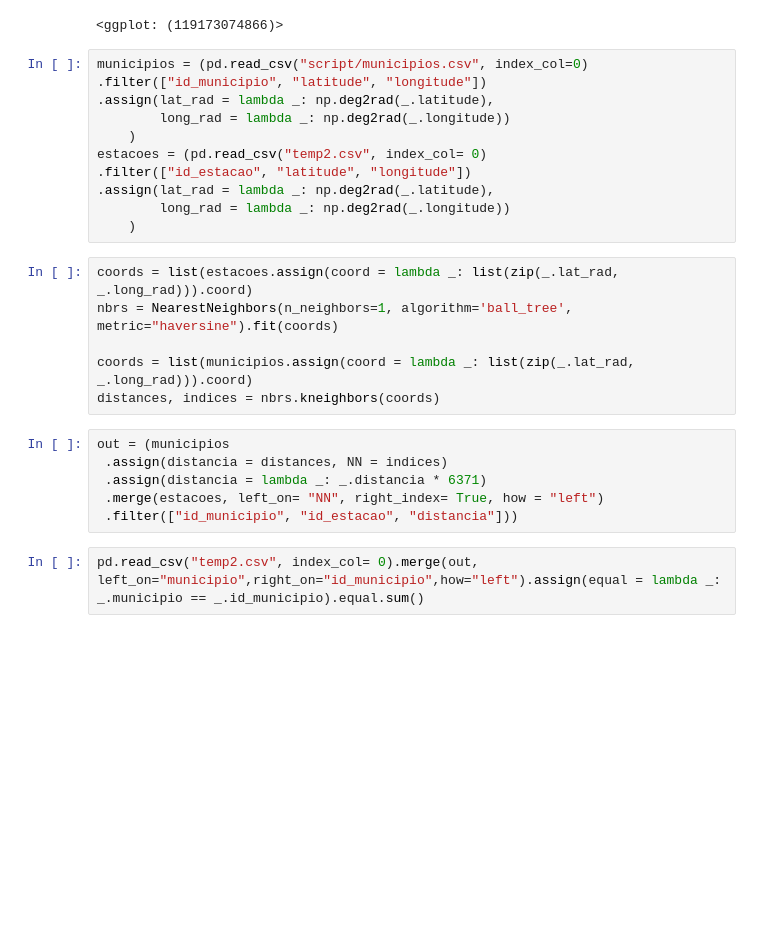
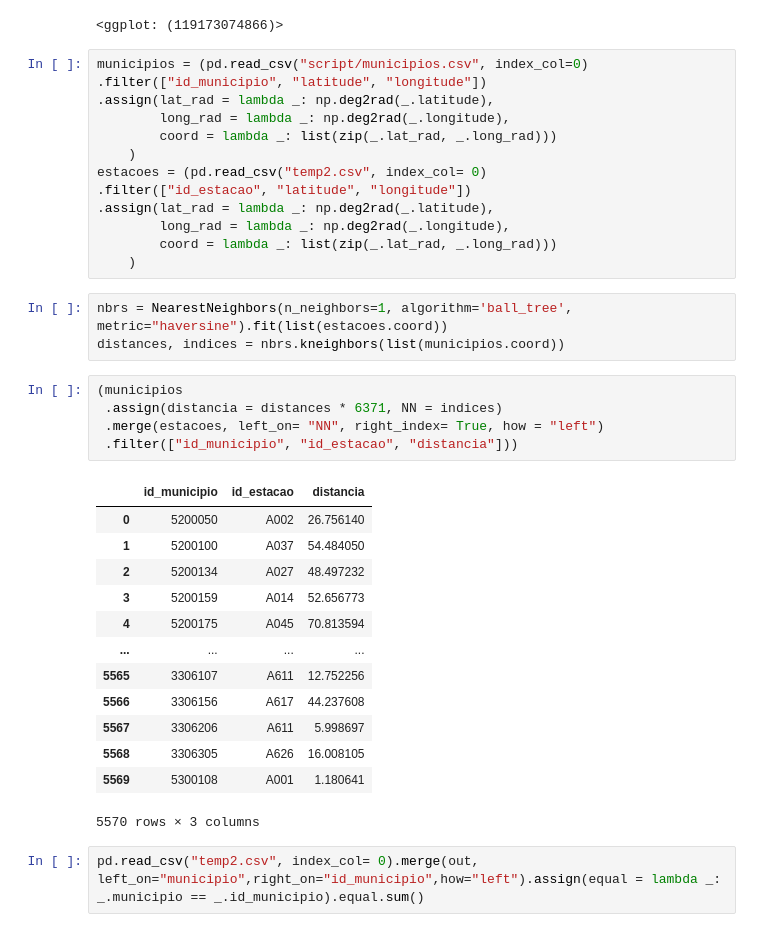
Before and after one commit to gustavo-tm/passe-livre, a Jupyter notebook: rascunho.ipynb, the cells around one changed output. Drawn from its saved outputs; the diff is of its cells as text; blank space fills up the shorter version.

```diff
--- a/rascunho.ipynb
+++ b/rascunho.ipynb
@@ -101,25 +117,37 @@ ggplot(df)+geom_density(aes("np.log(distancia)", color = "ano"))+theme_bw()+labs
 municipios = (pd.read_csv("script/municipios.csv", index_col=0)
 .filter(["id_municipio", "latitude", "longitude"])
 .assign(lat_rad = lambda _: np.deg2rad(_.latitude),
-        long_rad = lambda _: np.deg2rad(_.longitude))
+        long_rad = lambda _: np.deg2rad(_.longitude),
+        coord = lambda _: list(zip(_.lat_rad, _.long_rad)))
     )
 estacoes = (pd.read_csv("temp2.csv", index_col= 0)
 .filter(["id_estacao", "latitude", "longitude"])
 .assign(lat_rad = lambda _: np.deg2rad(_.latitude),
-        long_rad = lambda _: np.deg2rad(_.longitude))
+        long_rad = lambda _: np.deg2rad(_.longitude),
+        coord = lambda _: list(zip(_.lat_rad, _.long_rad)))
     )
 # %%
-coords = list(estacoes.assign(coord = lambda _: list(zip(_.lat_rad, _.long_rad))).coord)
-nbrs = NearestNeighbors(n_neighbors=1, algorithm='ball_tree', metric="haversine").fit(coords)
-
-coords = list(municipios.assign(coord = lambda _: list(zip(_.lat_rad, _.long_rad))).coord)
-distances, indices = nbrs.kneighbors(coords)
+nbrs = NearestNeighbors(n_neighbors=1, algorithm='ball_tree', metric="haversine").fit(list(estacoes.coord))
+distances, indices = nbrs.kneighbors(list(municipios.coord))
 # %%
-out = (municipios
- .assign(distancia = distances, NN = indices)
- .assign(distancia = lambda _: _.distancia * 6371)
+(municipios
+ .assign(distancia = distances * 6371, NN = indices)
  .merge(estacoes, left_on= "NN", right_index= True, how = "left")
  .filter(["id_municipio", "id_estacao", "distancia"]))
+# %% [output]
+|  | id_municipio | id_estacao | distancia |
+| 0 | 5200050 | A002 | 26.756140 |
+| 1 | 5200100 | A037 | 54.484050 |
+| 2 | 5200134 | A027 | 48.497232 |
+| 3 | 5200159 | A014 | 52.656773 |
+| 4 | 5200175 | A045 | 70.813594 |
+| ... | ... | ... | ... |
+| 5565 | 3306107 | A611 | 12.752256 |
+| 5566 | 3306156 | A617 | 44.237608 |
+| 5567 | 3306206 | A611 | 5.998697 |
+| 5568 | 3306305 | A626 | 16.008105 |
+| 5569 | 5300108 | A001 | 1.180641 |
+5570 rows × 3 columns
 # %%
 pd.read_csv("temp2.csv", index_col= 0).merge(out, left_on="municipio",right_on="id_municipio",how="left").assign(equal = lambda _: _.municipio == _.id_municipio).equal.sum()
 # %% [output]
```
Also changed, not shown: parts of 1 cell of this notebook, 7 other files.
